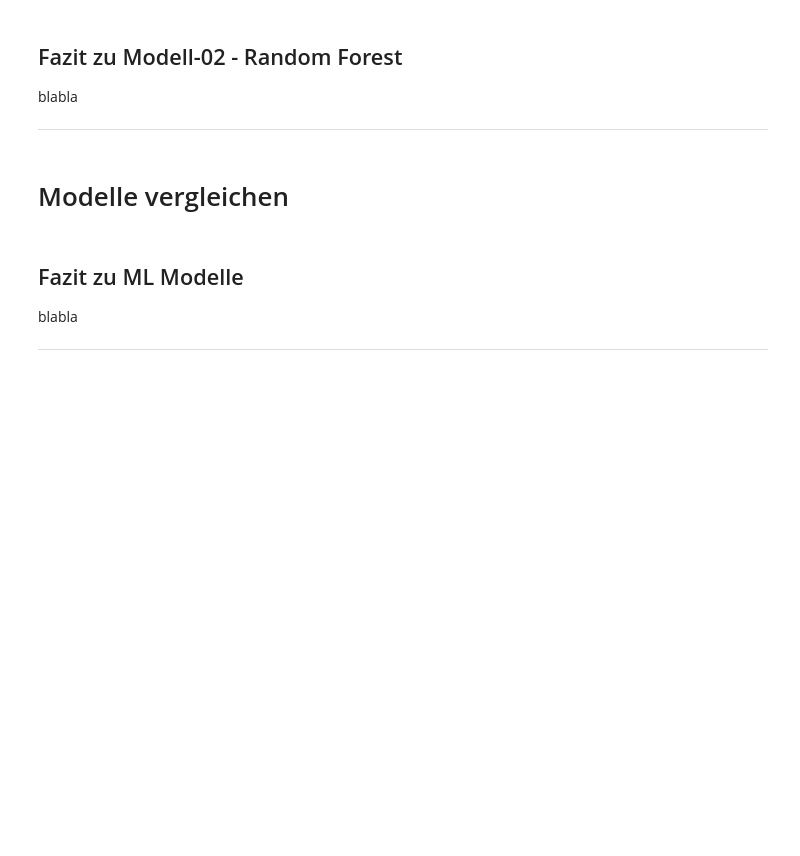
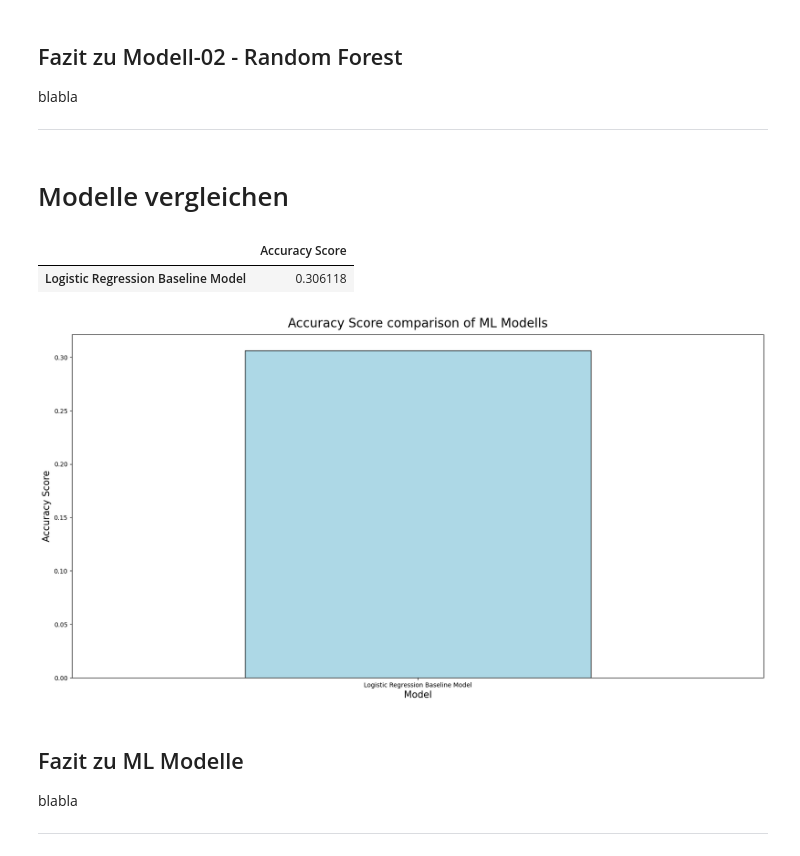
Before and after one commit to CDL1-Sensor/Sensor-Klassifikation-ohne-Deep-Learning, a Jupyter notebook: ML-Modelle.ipynb, the cells around one changed output. Saved outputs shown, nothing was run; the diff lists cells and outputs as text; code cells hidden in the pictures; blank space fills up the shorter version.

```diff
--- a/ML-Modelle.ipynb
+++ b/ML-Modelle.ipynb
@@ -255,3 +175,29 @@ blabla
+# %%
+# create a dictionary with the model names as key and the accuracy score as value
+model_accuracy_dict = {"Logistic Regression Baseline Model": baseline_val_accuracy}
+
+# create a dataframe from the dictionary
+model_accuracy_df = pd.DataFrame.from_dict(model_accuracy_dict, orient = "index", columns = ["Accuracy Score"])
+
+# sort dataframe by accuracy score
+model_accuracy_df = model_accuracy_df.sort_values(by = "Accuracy Score", ascending = False)
+
+# display the dataframe
+display(model_accuracy_df)
+
+# create a barplot for comparison
+fig, ax = plt.subplots(figsize = (20,10))
+model_accuracy_df.plot(kind = "bar", ax = ax, legend = False, color = "lightblue", edgecolor = "black", linewidth = 1)
+# add the accuracy score as text to the barplot
+plt.title("Accuracy Score comparison of ML Modells", fontsize = 20, y = 1.01)
+plt.xlabel("Model", fontsize = 15)
+plt.ylabel("Accuracy Score", fontsize = 15)
+plt.xticks(rotation = 0)
+plt.show()
+# %% [output]
+|  | Accuracy Score |
+| Logistic Regression Baseline Model | 0.306118 |
+[figure, added]
 # %% [markdown]
 ## Fazit zu ML Modelle
 
```
Also changed, not shown: parts of 15 cells of this notebook.
